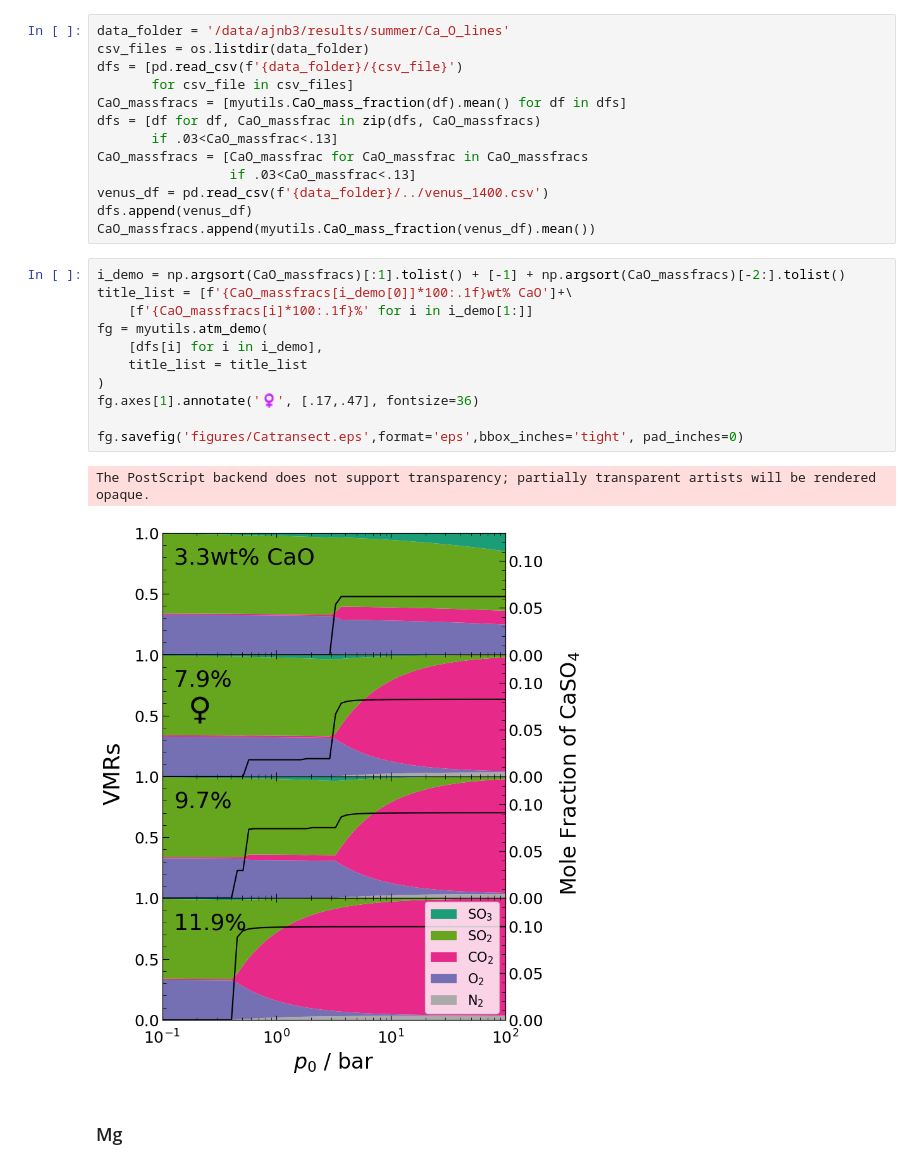
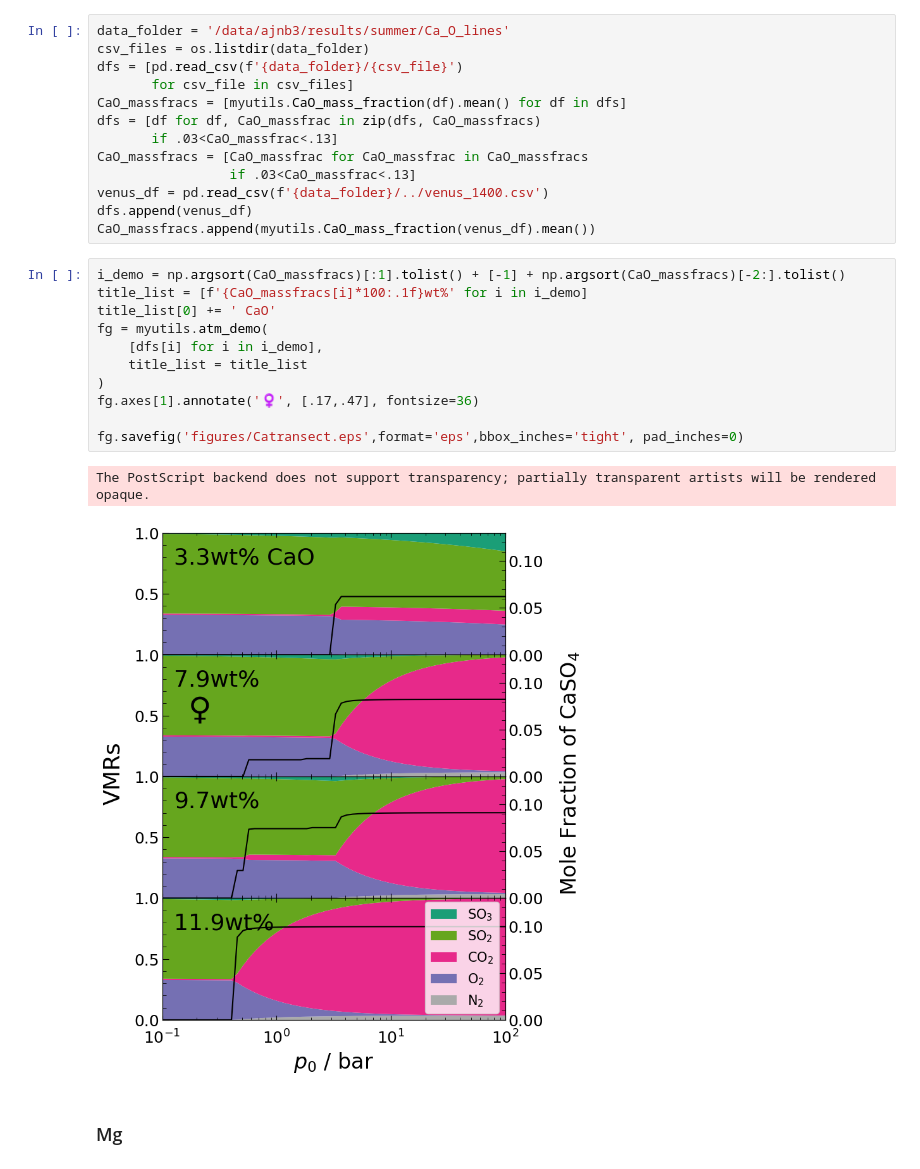
Before and after one commit to xbyrne/sai, a Jupyter notebook: _figures_for_paper.ipynb, the cells around one changed output. Cells and saved outputs as stored; diff of their text form.

Commit message:
Making wt% come up on each transect figure panel

```diff
--- a/_figures_for_paper.ipynb
+++ b/_figures_for_paper.ipynb
@@ -302,18 +302,18 @@ dfs.append(venus_df)
 CaO_massfracs.append(myutils.CaO_mass_fraction(venus_df).mean())
 # %%
 i_demo = np.argsort(CaO_massfracs)[:1].tolist() + [-1] + np.argsort(CaO_massfracs)[-2:].tolist()
-title_list = [f'{CaO_massfracs[i_demo[0]]*100:.1f}wt% CaO']+\
-    [f'{CaO_massfracs[i]*100:.1f}%' for i in i_demo[1:]]
+title_list = [f'{CaO_massfracs[i]*100:.1f}wt%' for i in i_demo]
+title_list[0] += ' CaO'
 fg = myutils.atm_demo(
     [dfs[i] for i in i_demo],
     title_list = title_list
 )
 fg.axes[1].annotate('♀', [.17,.47], fontsize=36)
 
 fg.savefig('figures/Catransect.eps',format='eps',bbox_inches='tight', pad_inches=0)
 # %% [output]
 The PostScript backend does not support transparency; partially transparent artists will be rendered opaque.
-[figure, old version]
+[figure, new version]
 # %% [markdown]
 ### Mg
 # %%
```
Also changed, not shown: parts of 1 cell of this notebook, 2 other files.
